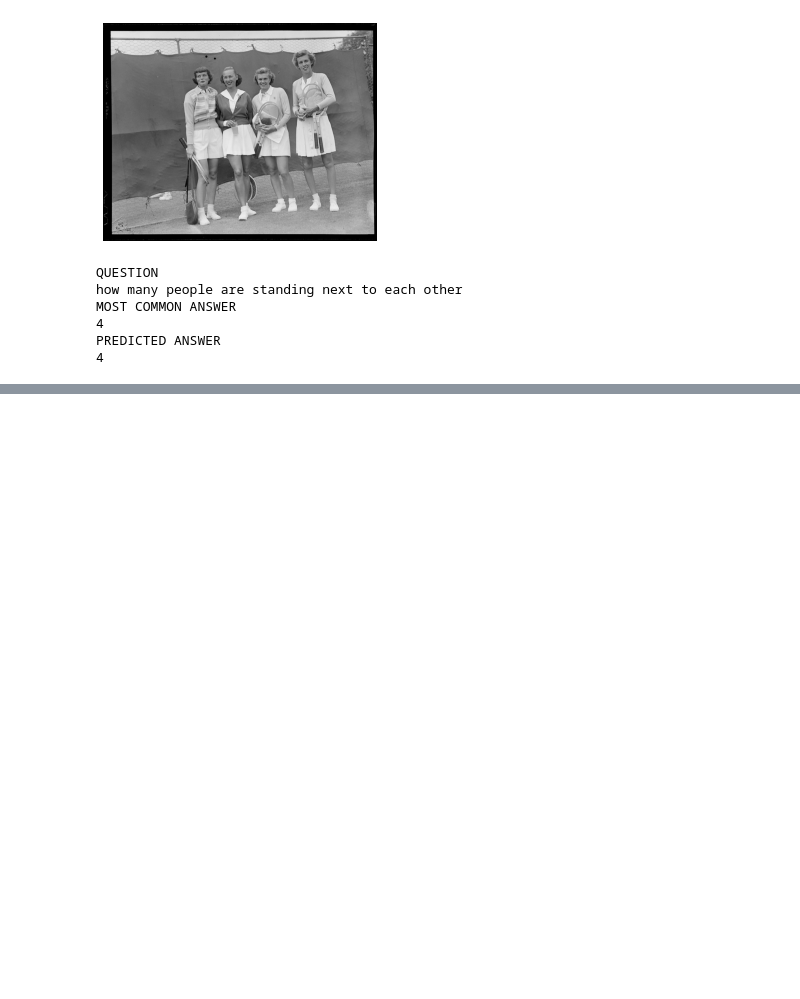
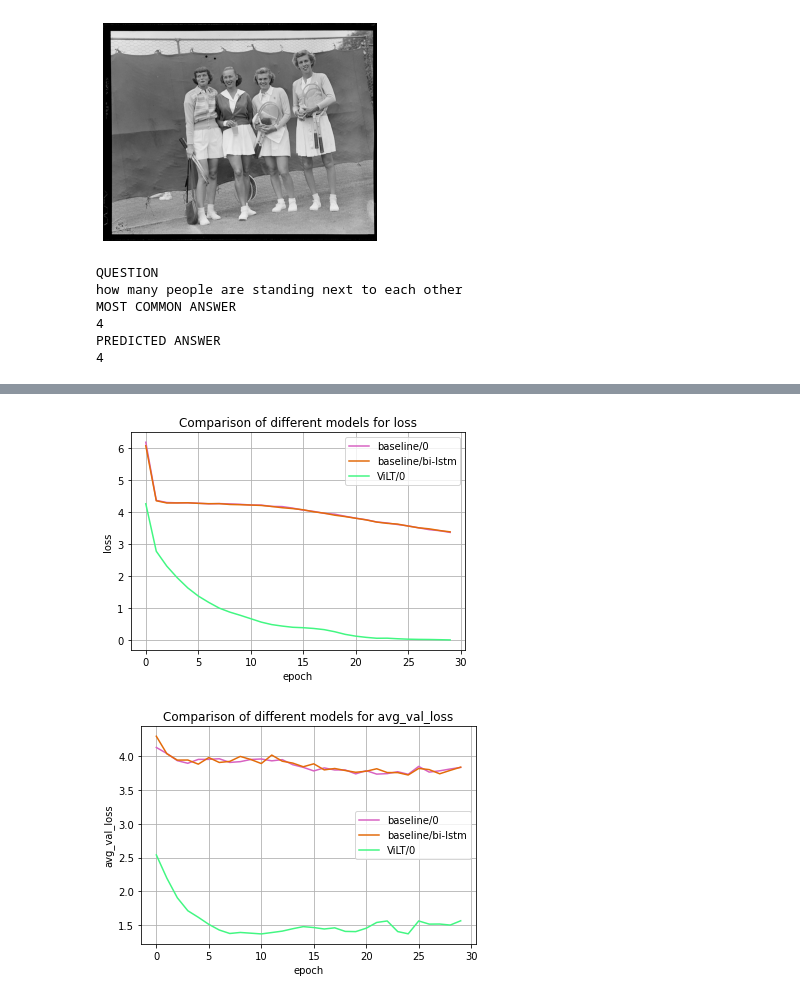
Before and after one commit to PatrizioPerugini/Visual_QA_deep_learning, a Jupyter notebook: Visual_QA_Coeus.ipynb, the cells around one changed output, grey strips where cells are left out. Saved outputs shown, nothing was run; the diff lists cells and outputs as text; code cells hidden in the pictures; blank space fills up the shorter version.

```diff
--- a/Visual_QA_Coeus.ipynb
+++ b/Visual_QA_Coeus.ipynb
@@ -1047,0 +1135,7 @@ PREDICTED ANSWER
+# %%
+models_name = ["baseline/0", "baseline/bi-lstm", "ViLT/0"]
+metrics = ["loss", "avg_val_loss"]
+md = plot_multiple(metrics, models_name)
+# %% [output]
+[figure, added]
+[figure, added]
```
Also changed, not shown: parts of 36 cells of this notebook.
